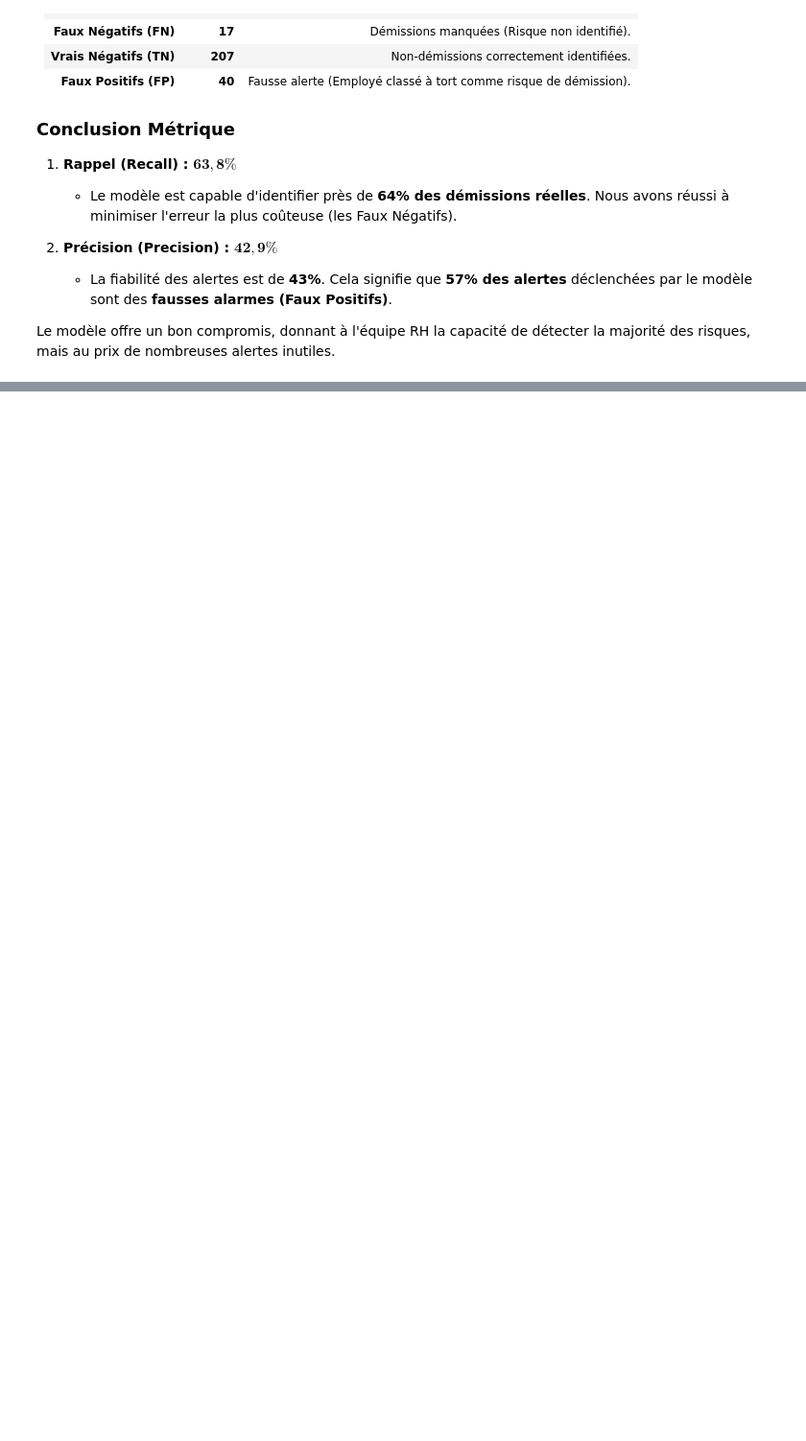
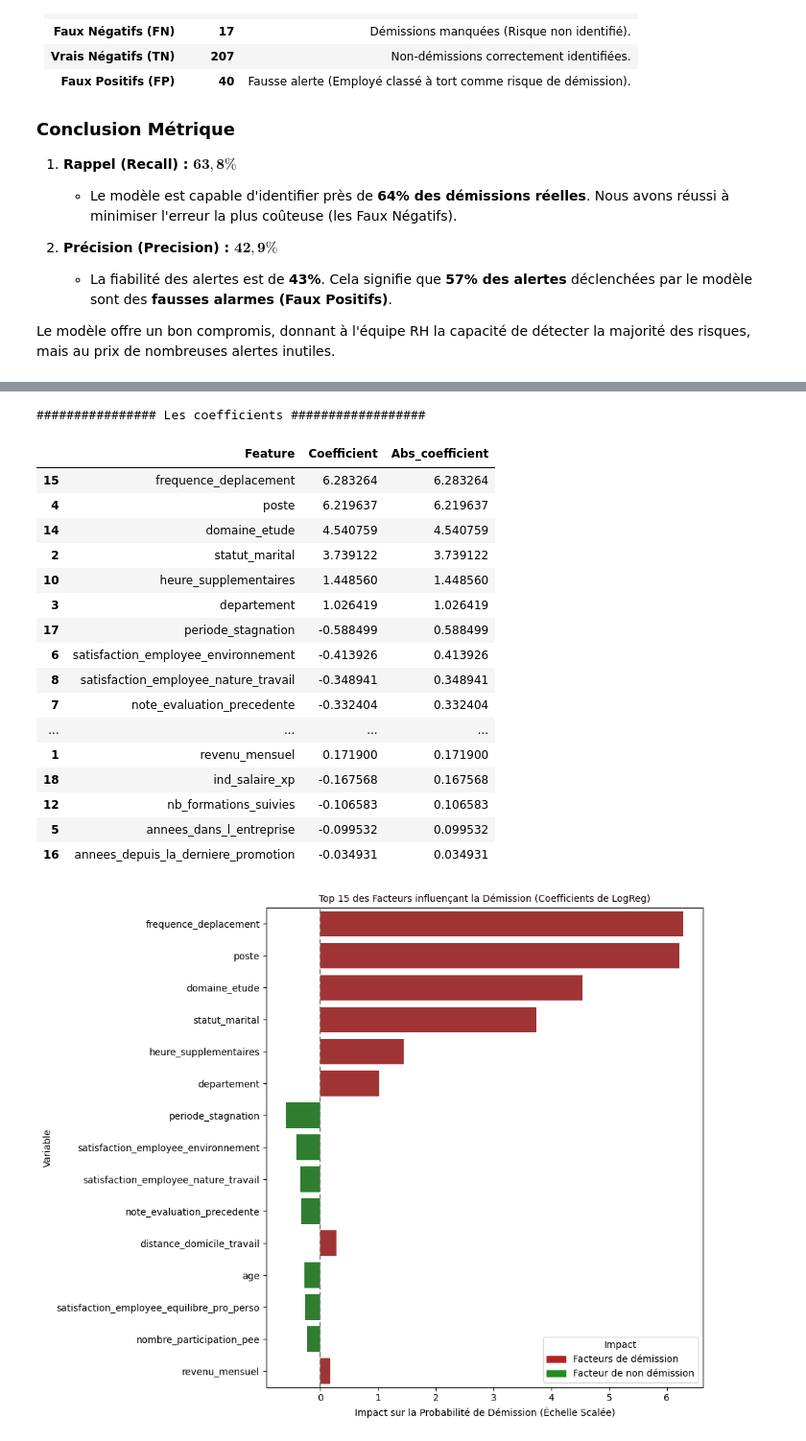
Before and after one commit to BAZAROPH/Projet-4-Classifiez-automatiquement-des-informations, a Jupyter notebook: main.ipynb, the cells around one changed output, grey strips where cells are left out. Shown at 96% size. Drawn from its saved outputs; the diff is of its cells as text; code cells hidden in the pictures; blank space fills up the shorter version.

Commit message:
setup coefficient and impact on target

```diff
--- a/main.ipynb
+++ b/main.ipynb
@@ -1233,0 +1243,71 @@ Le modèle offre un bon compromis, donnant à l'équipe RH la capacité de déte
+# %%
+#Récupération des coefficients du modèle optimisé
+coefficients = best_log_reg_model.coef_[0]
+
+#Créer un dataframe pour l'interprétabilité
+feature_importance = pd.DataFrame({
+    "Feature": X_train_processed.columns,
+    "Coefficient": coefficients
+})
+
+#Passer en valeur absolue pour le classement( on note que si le coef est élevé plus il a d'impacte sur les démissions après en fonction du signe il augmente ou diminue les démissions)
+feature_importance["Abs_coefficient"] = feature_importance["Coefficient"].abs()
+#Trier par inportance
+feature_importance = feature_importance.sort_values(by="Abs_coefficient", ascending=False)
+
+print("################ Les coefficients ##################\n")
+display(feature_importance)
+
+#Récupérer le top 15
+top_15_features = feature_importance.head(15).copy()
+top_15_features["Impact_Sign"] = top_15_features["Coefficient"].apply(lambda x: "Facteur de Risque (+)" if x > 0 else "Facteur de Rétention (-)")
+
+# Définir la palette de couleurs
+color_map = {
+    "Facteur de Risque (+)": "firebrick",  # Rouge pour l'augmentation du risque
+    "Facteur de Rétention (-)": "forestgreen" # Vert pour la réduction du risque
+}
+
+# Visualisation (Facteurs de risque vs. Facteurs de rétention)
+plt.figure(figsize=(10, 8))
+
+sns.barplot(
+    x="Coefficient",
+    y="Feature",
+    hue="Impact_Sign", # Utiliser la nouvelle colonne pour la couleur
+    data=top_15_features.sort_values(by="Abs_coefficient", ascending=False),
+    palette=color_map, # Passer le dictionnaire de couleurs
+    legend=False # Retirer la légende (souvent encombrante dans ce type de graphe)
+)
+
+plt.title("Top 15 des Facteurs influençant la Démission (Coefficients de LogReg)", fontsize=10)
+plt.xlabel("Impact sur la Probabilité de Démission (Échelle Scalée)")
+plt.ylabel("Variable")
+plt.axvline(0, color="grey", linestyle="--")
+
+# Créer la légende manuelle pour les couleurs
+handles = [plt.Rectangle((0,0),1,1, color=color_map[label]) for label in color_map]
+plt.legend(handles, ["Facteurs de démission", "Facteur de non démission"], title='Impact')
+
+plt.tight_layout()
+plt.show()
+# %% [output]
+################ Les coefficients ##################
+|  | Feature | Coefficient | Abs_coefficient |
+| 15 | frequence_deplacement | 6.283264 | 6.283264 |
+| 4 | poste | 6.219637 | 6.219637 |
+| 14 | domaine_etude | 4.540759 | 4.540759 |
+| 2 | statut_marital | 3.739122 | 3.739122 |
+| 10 | heure_supplementaires | 1.448560 | 1.448560 |
+| 3 | departement | 1.026419 | 1.026419 |
+| 17 | periode_stagnation | -0.588499 | 0.588499 |
+| 6 | satisfaction_employee_environnement | -0.413926 | 0.413926 |
+| 8 | satisfaction_employee_nature_travail | -0.348941 | 0.348941 |
+| 7 | note_evaluation_precedente | -0.332404 | 0.332404 |
+| ... | ... | ... | ... |
+| 1 | revenu_mensuel | 0.171900 | 0.171900 |
+| 18 | ind_salaire_xp | -0.167568 | 0.167568 |
+| 12 | nb_formations_suivies | -0.106583 | 0.106583 |
+| 5 | annees_dans_l_entreprise | -0.099532 | 0.099532 |
+| 16 | annees_depuis_la_derniere_promotion | -0.034931 | 0.034931 |
+[figure, added]
```
Also changed, not shown: parts of 1 cell of this notebook.
